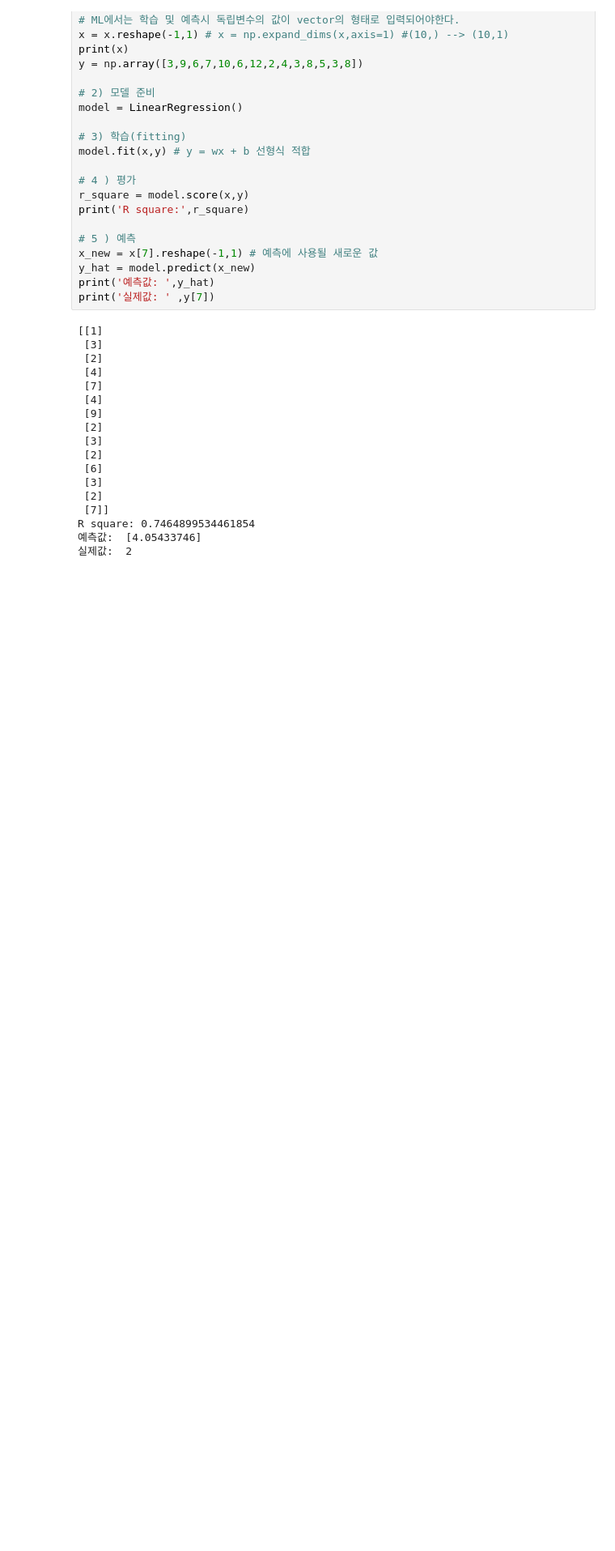
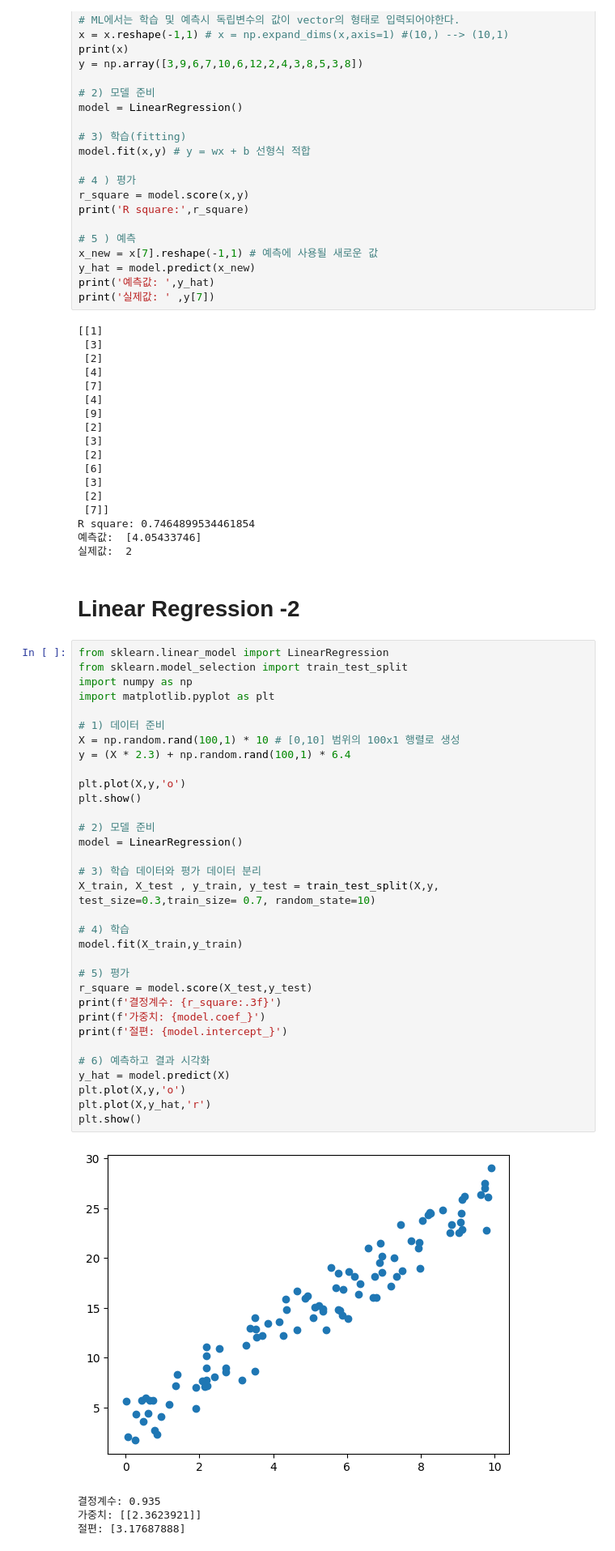
Before and after one commit to jjh9329/numpy-study, a Jupyter notebook: 05.MachinLearning/01MLBasic.ipynb, the cells around one changed output. Shown: that part at 81% size. Drawn from its saved outputs; the diff is of its cells as text; blank space fills up the shorter version.

```diff
--- a/05.MachinLearning/01MLBasic.ipynb
+++ b/05.MachinLearning/01MLBasic.ipynb
@@ -143,3 +143,43 @@ print('실제값: ' ,y[7])
 R square: 0.7464899534461854
 예측값:  [4.05433746]
 실제값:  2
+# %% [markdown]
+# Linear Regression -2
+# %%
+from sklearn.linear_model import LinearRegression
+from sklearn.model_selection import train_test_split
+import numpy as np
+import matplotlib.pyplot as plt
+
+# 1) 데이터 준비
+X = np.random.rand(100,1) * 10 # [0,10] 범위의 100x1 행렬로 생성
+y = (X * 2.3) + np.random.rand(100,1) * 6.4
+
+plt.plot(X,y,'o')
+plt.show()
+
+# 2) 모델 준비
+model = LinearRegression()
+
+# 3) 학습 데이터와 평가 데이터 분리
+X_train, X_test , y_train, y_test = train_test_split(X,y, test_size=0.3,train_size= 0.7, random_state=10)
+
+# 4) 학습
+model.fit(X_train,y_train)
+
+# 5) 평가
+r_square = model.score(X_test,y_test)
+print(f'결정계수: {r_square:.3f}')
+print(f'가중치: {model.coef_}')
+print(f'절편: {model.intercept_}')
+
+# 6) 예측하고 결과 시각화
+y_hat = model.predict(X)
+plt.plot(X,y,'o')
+plt.plot(X,y_hat,'r')
+plt.show()
+# %% [output]
+[figure, added]
+결정계수: 0.935
+가중치: [[2.3623921]]
+절편: [3.17687888]
```
Also changed, not shown: parts of 5 cells of this notebook, 6 other files.
